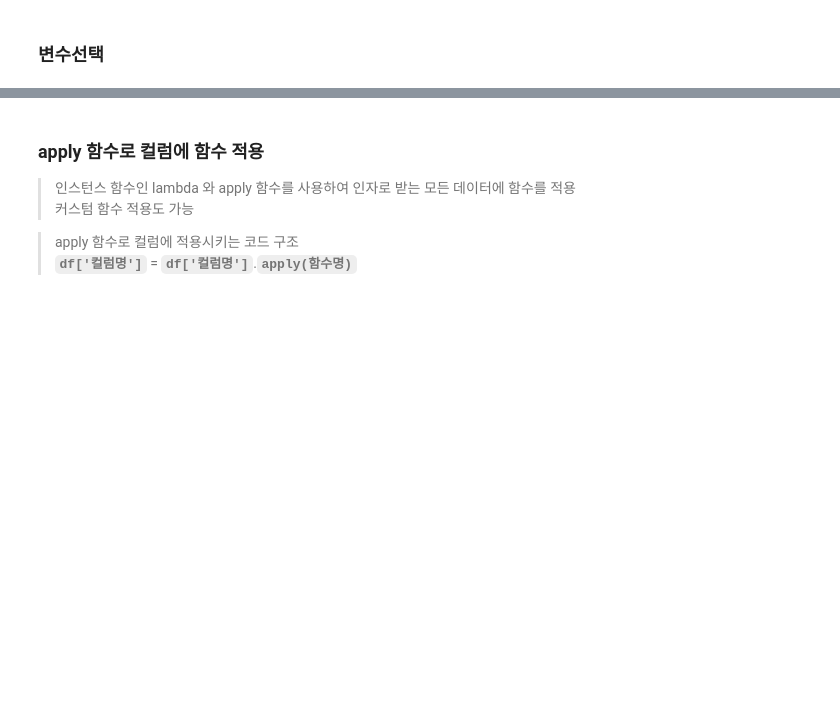
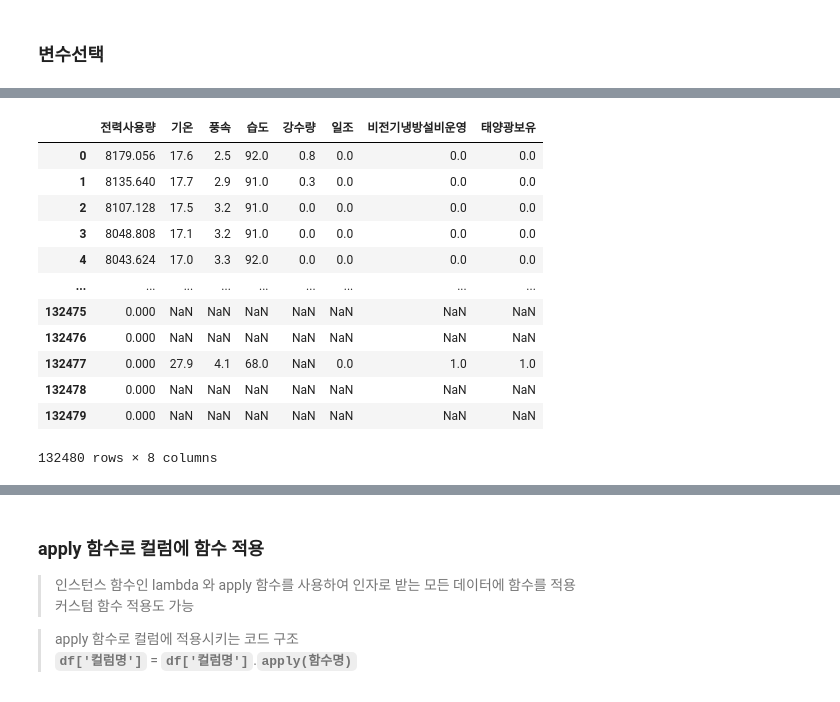
Before and after one commit to overgroove/samsung_ML, a Jupyter notebook: 03_package_pandas.ipynb, the cells around one changed output, grey strips where cells are left out. Cells and saved outputs as stored; diff of their text form; code cells hidden in the pictures; blank space fills up the shorter version.

```diff
--- a/03_package_pandas.ipynb
+++ b/03_package_pandas.ipynb
@@ -940,2 +1042,19 @@ Name: 전력x30, Length: 132480, dtype: float64
+# %%
+# (300만~500만, 600~1000)
+df.select_dtypes(float)
+# %% [output]
+|  | 전력사용량 | 기온 | 풍속 | 습도 | 강수량 | 일조 | 비전기냉방설비운영 | 태양광보유 |
+| 0 | 8179.056 | 17.6 | 2.5 | 92.0 | 0.8 | 0.0 | 0.0 | 0.0 |
+| 1 | 8135.640 | 17.7 | 2.9 | 91.0 | 0.3 | 0.0 | 0.0 | 0.0 |
+| 2 | 8107.128 | 17.5 | 3.2 | 91.0 | 0.0 | 0.0 | 0.0 | 0.0 |
+| 3 | 8048.808 | 17.1 | 3.2 | 91.0 | 0.0 | 0.0 | 0.0 | 0.0 |
+| 4 | 8043.624 | 17.0 | 3.3 | 92.0 | 0.0 | 0.0 | 0.0 | 0.0 |
+| ... | ... | ... | ... | ... | ... | ... | ... | ... |
+| 132475 | 0.000 | NaN | NaN | NaN | NaN | NaN | NaN | NaN |
+| 132476 | 0.000 | NaN | NaN | NaN | NaN | NaN | NaN | NaN |
+| 132477 | 0.000 | 27.9 | 4.1 | 68.0 | NaN | 0.0 | 1.0 | 1.0 |
+| 132478 | 0.000 | NaN | NaN | NaN | NaN | NaN | NaN | NaN |
+| 132479 | 0.000 | NaN | NaN | NaN | NaN | NaN | NaN | NaN |
+132480 rows × 8 columns
 # %%
 # 변수명 활용 변수선택
```
Also changed, not shown: parts of 56 cells of this notebook.
